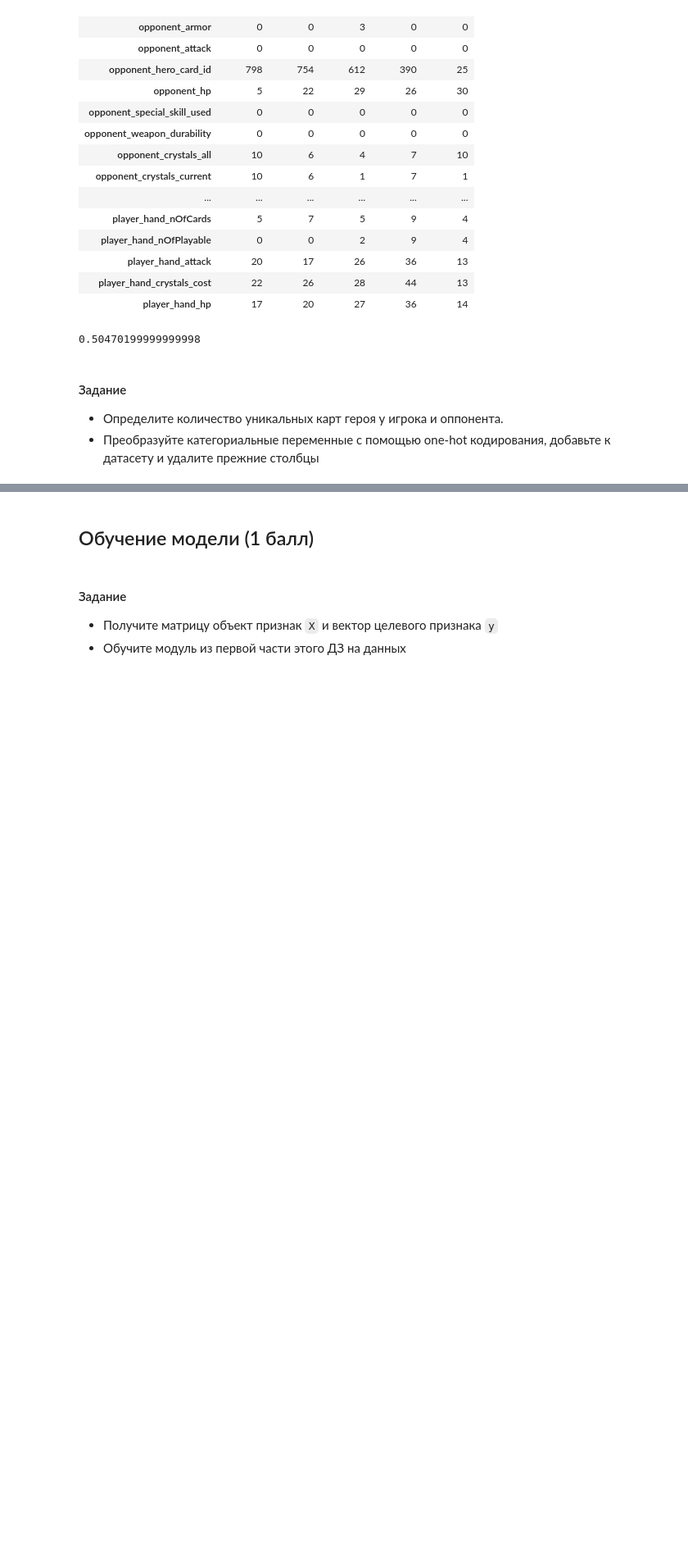
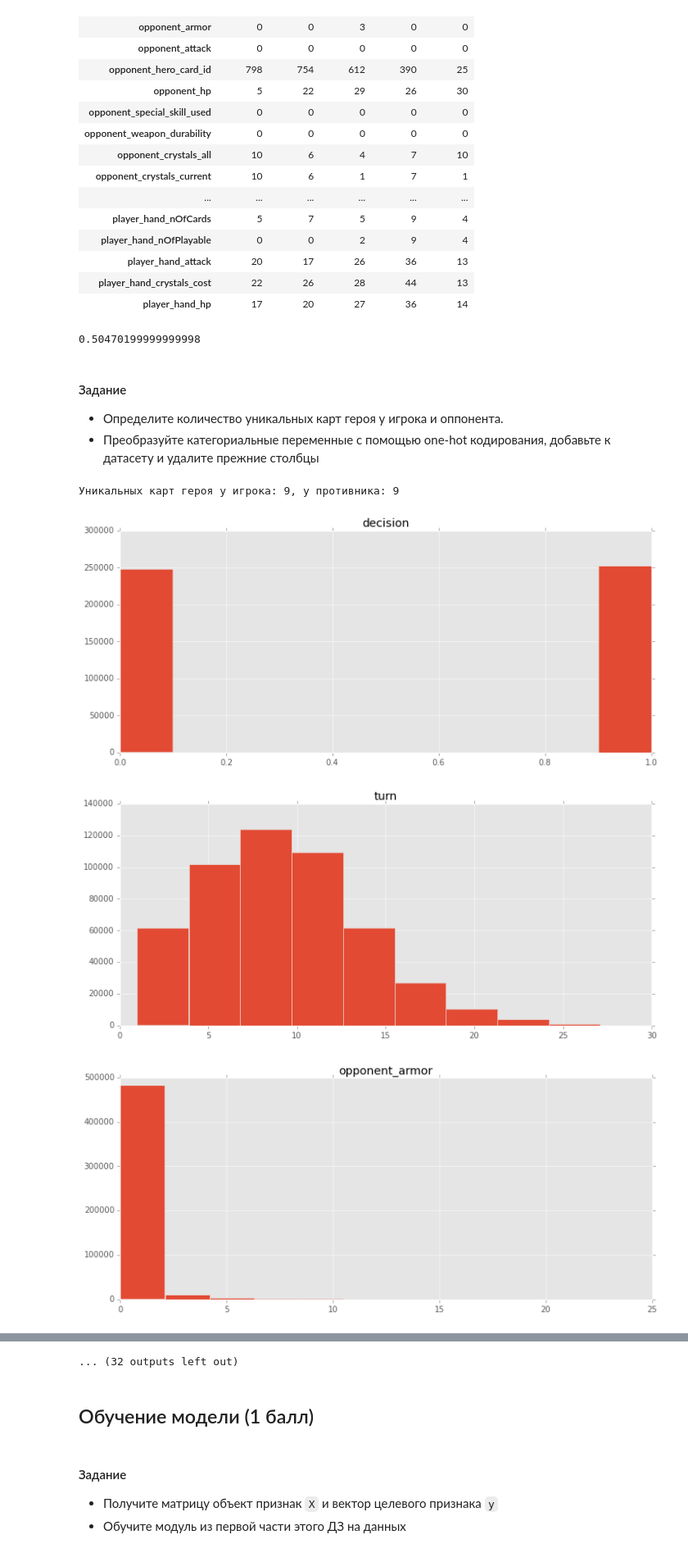
Before and after one commit to aitap/sphere-dm1-homework, a Jupyter notebook: hw4-lin-model/krylov.ipynb, the cells around one changed output, grey strips where cells are left out. Shown at 82% size. Drawn from its saved outputs; the diff is of its cells as text; code cells hidden in the pictures; blank space fills up the shorter version.

```diff
--- a/hw4-lin-model/krylov.ipynb
+++ b/hw4-lin-model/krylov.ipynb
@@ -300,0 +297,19 @@ def prepare_hs_data(df):
+# %%
+# that's assuming I understood the question
+print "Уникальных карт героя у игрока: %d, у противника: %d" % (
+    df_data.player_hero_card_id.value_counts().count(),
+    df_data.opponent_hero_card_id.value_counts().count()
+)
+# %% [output]
+Уникальных карт героя у игрока: 9, у противника: 9
+# %%
+# column names are not self-explanatory at all
+# let's guess whether a column is numeric or categorial by looking at its distribution
+for v in df_data.columns:
+    plt.figure()
+    plt.title(v)
+    df_data[v].hist()
+# %% [output]
+[figure, added]
+[figure, added]
+[figure, added]
@@ -300,0 +325 @@ def prepare_hs_data(df):
+... (32 outputs left out)
```
Also changed, not shown: parts of 9 cells of this notebook.
